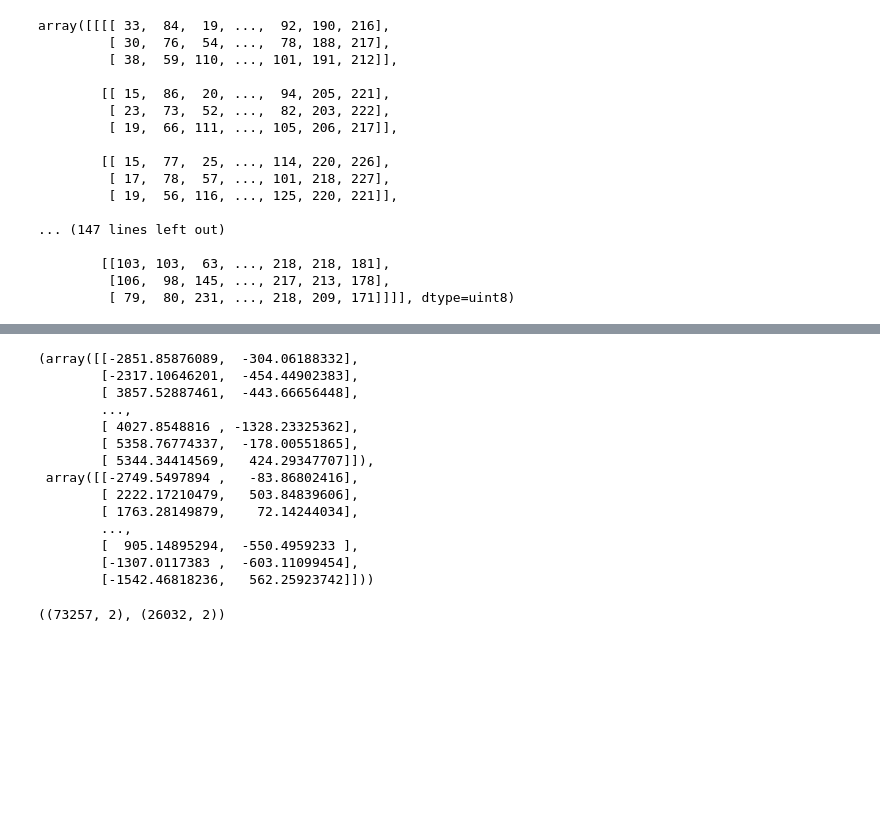
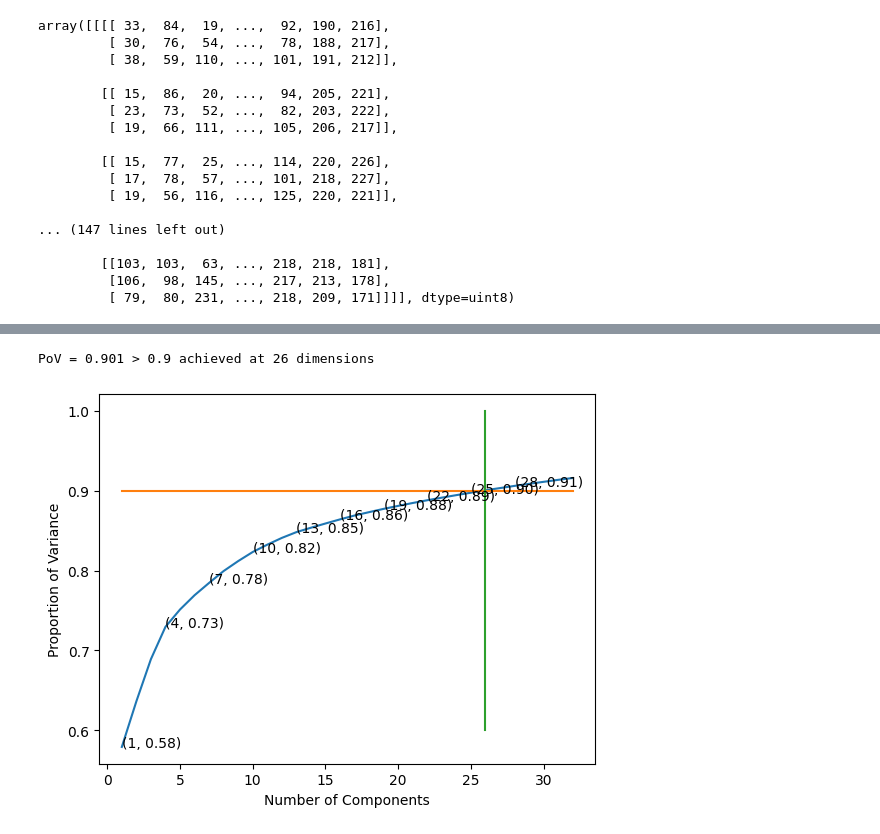
Before and after one commit to Abhay478/FOML, a Jupyter notebook: Assignment_2/code/q1.ipynb, the cells around one changed output, grey strips where cells are left out. Drawn from its saved outputs; the diff is of its cells as text; code cells hidden in the pictures; blank space fills up the shorter version.

```diff
--- a/Assignment_2/code/q1.ipynb
+++ b/Assignment_2/code/q1.ipynb
@@ -30,3 +30,20 @@ array([[[[ 33,  84,  19, ...,  92, 190, 216],
         [[103, 103,  63, ..., 218, 218, 181],
          [106,  98, 145, ..., 217, 213, 178],
          [ 79,  80, 231, ..., 218, 209, 171]]]], dtype=uint8)
+# %%
+# sklearn PCA
+tr_pca_1 = None
+te_pca_1 = None
+k = False
+from sklearn.decomposition import PCA
+with open('pca.csv', 'w') as f:
+    print('v', file=f)
+    for i in range(1, 33):
+        pca, tr, te = train_pca(i)
+        u = sum(pca.explained_variance_ratio_)
+        if u >= 0.9 and not k:
+            tr_pca_1 = tr
+            te_pca_1 = te
+            k = True
+        print(u)
+        print(u, file=f)
@@ -33,32 +68,30 @@ array([[[[ 33,  84,  19, ...,  92, 190, 216],
+# %%
+import matplotlib.pyplot as plt
+import pandas as pd
+
+df = pd.read_csv('pca.csv')
+
+plt.plot(range(1, 33), df['v'])
+plt.xlabel('Number of Components')
+plt.ylabel('Proportion of Variance') #for each component
+v = 0
+for i in range(1, 33, 3):
+    plt.annotate(f'({i}, {df["v"][i-1]:.2f})', (i, df['v'][i-1]))
+    if df['v'][i-1] >= 0.9:
+        v = i
+        break
+
+plt.plot(np.linspace(1, 32, 320), [0.9] * 320)
+plt.plot([v - 2] * 320, np.linspace(0.6, 1.0, 320))
+print(f'PoV = {df["v"][25]:.3f} > 0.9 achieved at 26 dimensions')
+plt.show()
+# %% [output]
+PoV = 0.901 > 0.9 achieved at 26 dimensions
+[figure, added]
 # %%
-# PCA Analysis
-
-# reshape data to 32x32x3
-train_data = np.moveaxis(train_data, -1, 0)
-test_data = np.moveaxis(test_data, -1, 0)
-
-# sklean PCA
-from sklearn.decomposition import PCA
-pca = PCA(n_components=2)
-pca.fit(train_data.reshape(train_data.shape[0], -1))
-train_data_pca = pca.transform(train_data.reshape(train_data.shape[0], -1))
-test_data_pca = pca.transform(test_data.reshape(test_data.shape[0], -1))
+def train_pca(i) -> (PCA, np.ndarray, np.ndarray):
+    pca = PCA(n_components=i)
+    pca.fit(train_data.reshape(train_data.shape[0], -1))
+    train_data_pca = pca.transform(train_data.reshape(train_data.shape[0], -1))
+    test_data_pca = pca.transform(test_data.reshape(test_data.shape[0], -1))
+    return pca, train_data_pca, test_data_pca
-# %% [output]
-(array([[-2851.85876089,  -304.06188332],
-        [-2317.10646201,  -454.44902383],
-        [ 3857.52887461,  -443.66656448],
-        ...,
-        [ 4027.8548816 , -1328.23325362],
-        [ 5358.76774337,  -178.00551865],
-        [ 5344.34414569,   424.29347707]]),
- array([[-2749.5497894 ,   -83.86802416],
-        [ 2222.17210479,   503.84839606],
-        [ 1763.28149879,    72.14244034],
-        ...,
-        [  905.14895294,  -550.4959233 ],
-        [-1307.0117383 ,  -603.11099454],
-        [-1542.46818236,   562.25923742]]))
-# %%
-train_data_pca.shape, test_data_pca.shape
-# %% [output]
-((73257, 2), (26032, 2))
```
Also changed, not shown: parts of 6 cells of this notebook, 3 other files.
